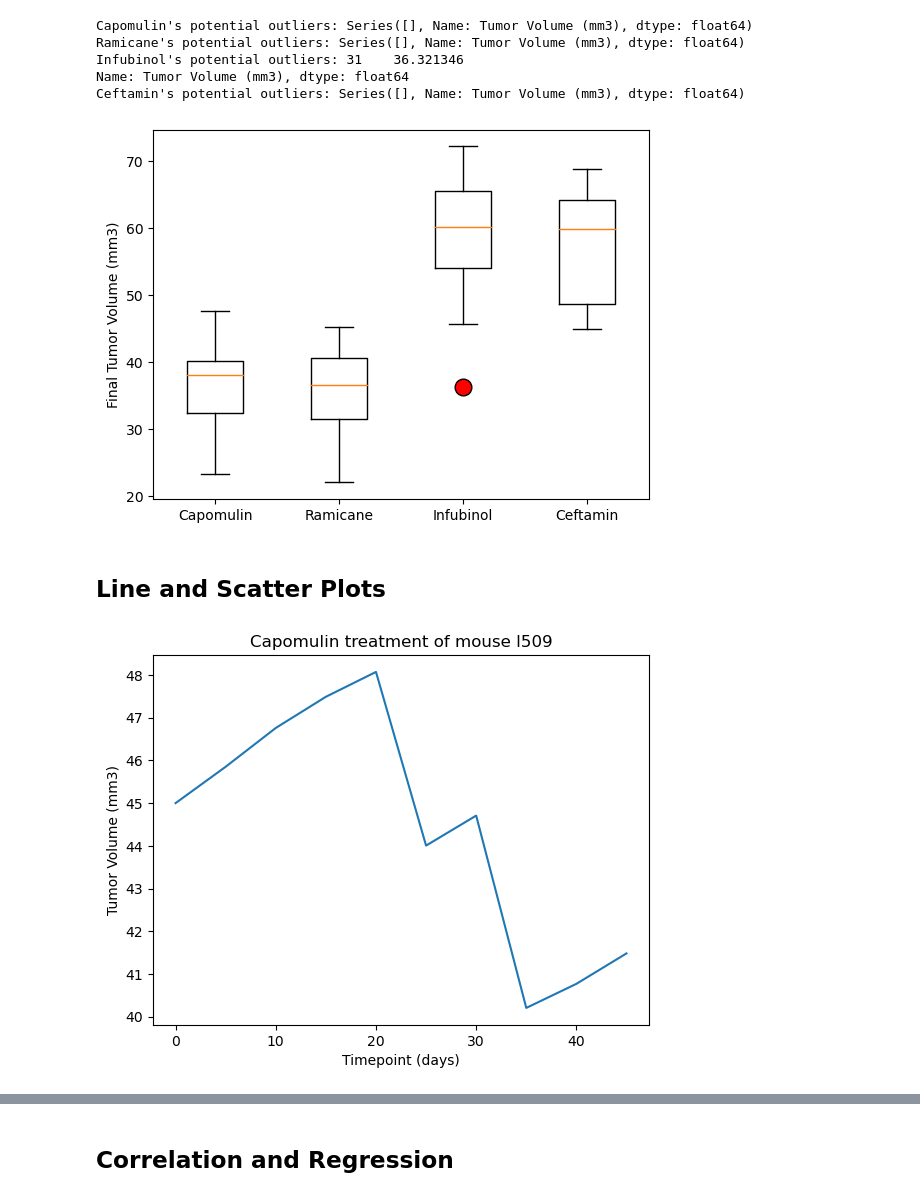
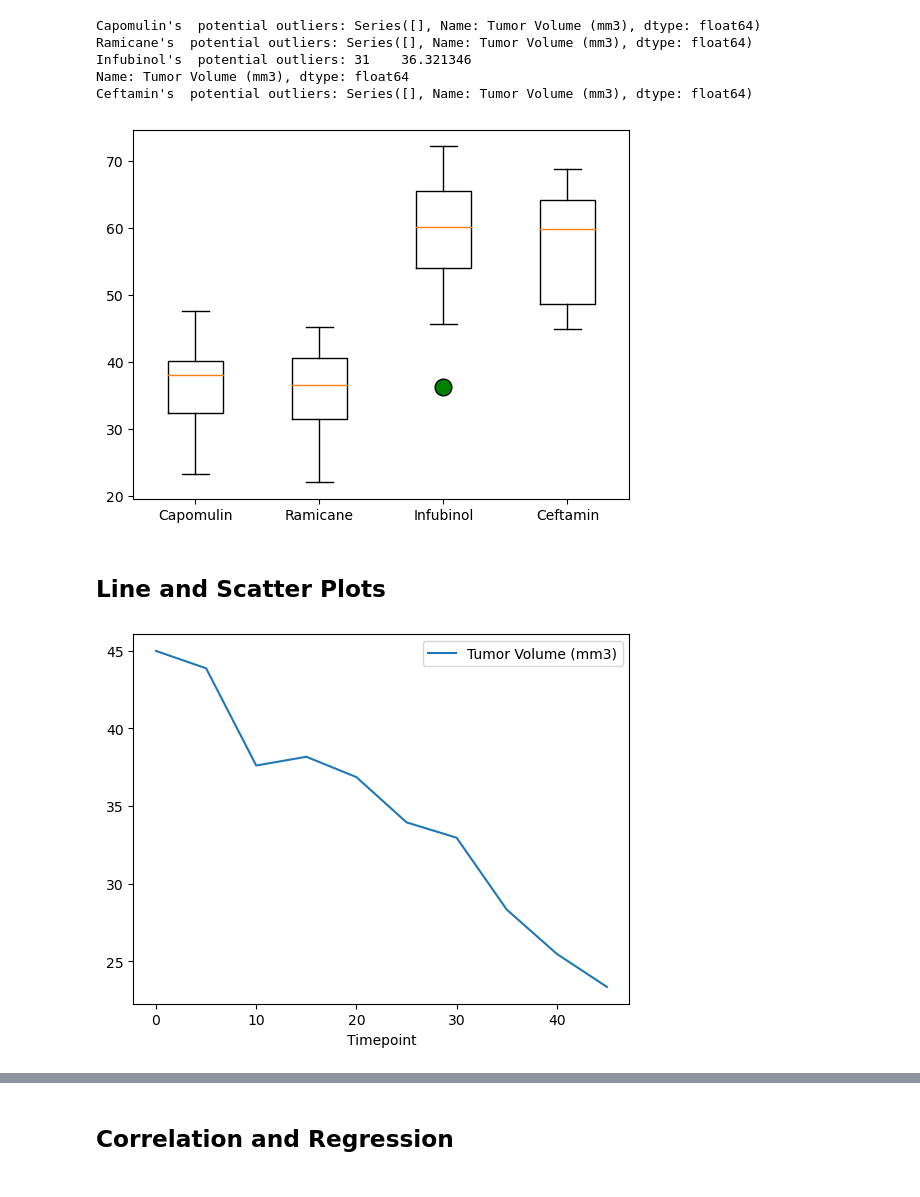
Before and after one commit to CJunger/Plot_Pymaceuticals, a Jupyter notebook: pymaceuticals_starter.ipynb, the cells around one changed output, grey strips where cells are left out. Drawn from its saved outputs; the diff is of its cells as text; code cells hidden in the pictures.

```diff
--- a/pymaceuticals_starter.ipynb
+++ b/pymaceuticals_starter.ipynb
@@ -173,12 +237,24 @@ Ceftamin's potential outliers: Series([], Name: Tumor Volume (mm3), dtype: float
 # %%
 # Generate a box plot that shows the distrubution of the tumor volume for each treatment group.
+flierprops = dict(marker='o', markerfacecolor='green', markersize=12,
+                  linestyle='none')
+
+plt.boxplot(tumor_vol_data, labels=treatments, flierprops=flierprops)
+plt.show
+#Save plot
+plt.savefig('box_whisk_tv.png')
 # %% [output]
-[figure, old version]
+[figure, new version]
 # %% [markdown]
 ## Line and Scatter Plots
 # %%
 # Generate a line plot of tumor volume vs. time point for a single mouse treated with Capomulin
+
+Capomulin_df = clean_combined_data.loc[(clean_combined_data["Drug Regimen"] == "Capomulin")&(clean_combined_data["Mouse ID"]=="s185"),:]
+
+Capomulin_df.plot("Timepoint", "Tumor Volume (mm3)")
+plt.show()
 # %% [output]
-[figure, old version]
+[figure, new version]
 # %%
 # Generate a scatter plot of mouse weight vs. the average observed tumor volume for the entire Capomulin regimen
```
Also changed, not shown: parts of 14 cells of this notebook, 4 other files.
